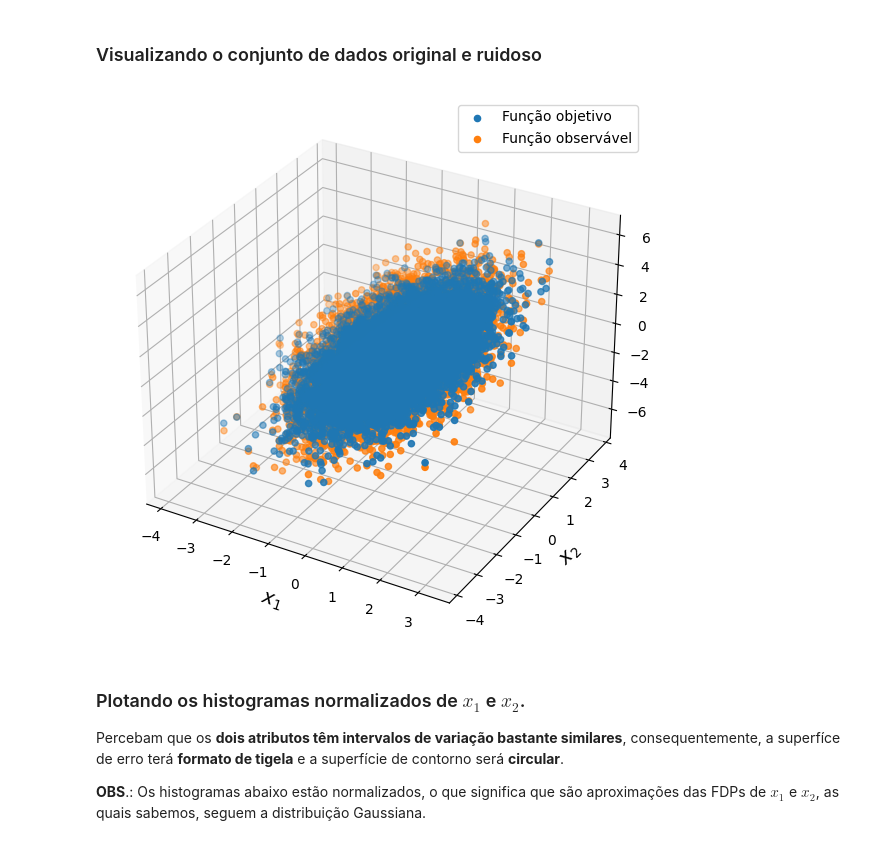
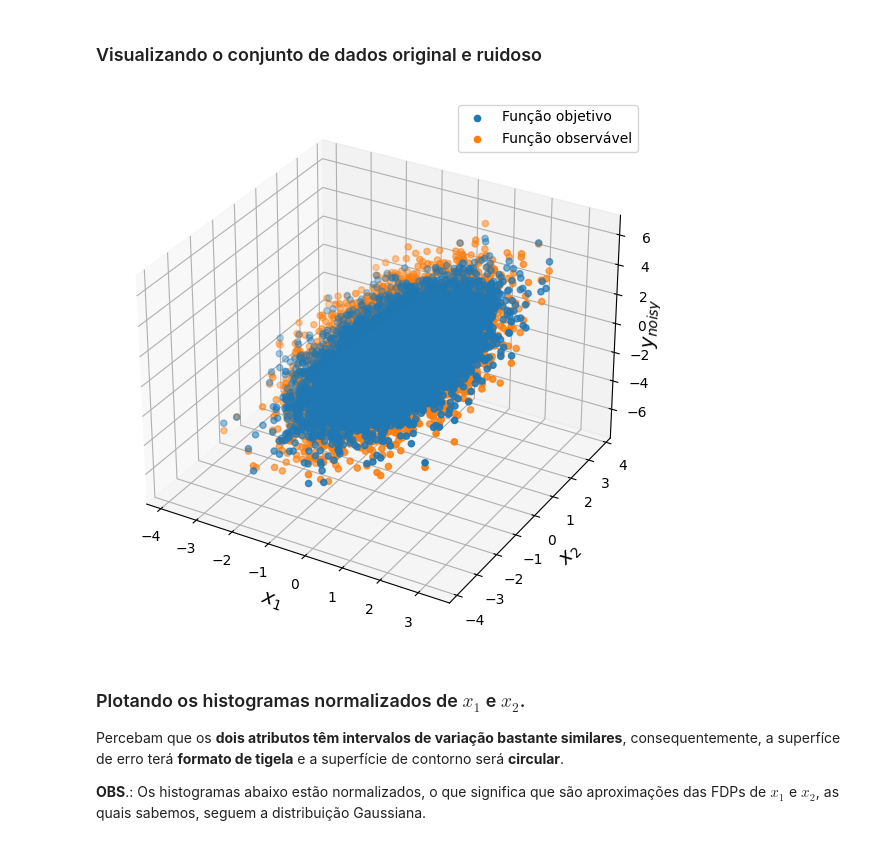
Before and after one commit to zz4fap/tp555-ml, a Jupyter notebook: exemplos/linear-regression/exemplo_gradiente_descendente_em_batelada.ipynb, the cells around one changed output. Saved outputs shown, nothing was run; the diff lists cells and outputs as text; code cells hidden in the pictures.

```diff
--- a/exemplos/linear-regression/exemplo_gradiente_descendente_em_batelada.ipynb
+++ b/exemplos/linear-regression/exemplo_gradiente_descendente_em_batelada.ipynb
@@ -166,18 +166,19 @@ y_noisy = y + w
 # %%
 # Plot cost-function surface.
 fig = plt.figure(figsize=(7,7))
 plt.subplot(projection='3d')
 ax = fig.gca()
 
 ax.scatter(x1, x2, y, label='Função objetivo')
 ax.scatter(x1, x2, y_noisy, label='Função observável')
 ax.set_xlabel('$x_1$', fontsize=14)
 ax.set_ylabel('$x_2$', fontsize=14)
 ax.set_zlabel('$y_{noisy}$', fontsize=14)
+ax.zaxis.labelpad=-4
 ax.legend()
 plt.show()
 # %% [output]
-[figure, old version]
+[figure, new version]
 # %% [markdown]
 ### Plotando os histogramas normalizados de $x_1$ e $x_2$.
 
```
Also changed, not shown: parts of 3 cells of this notebook.
